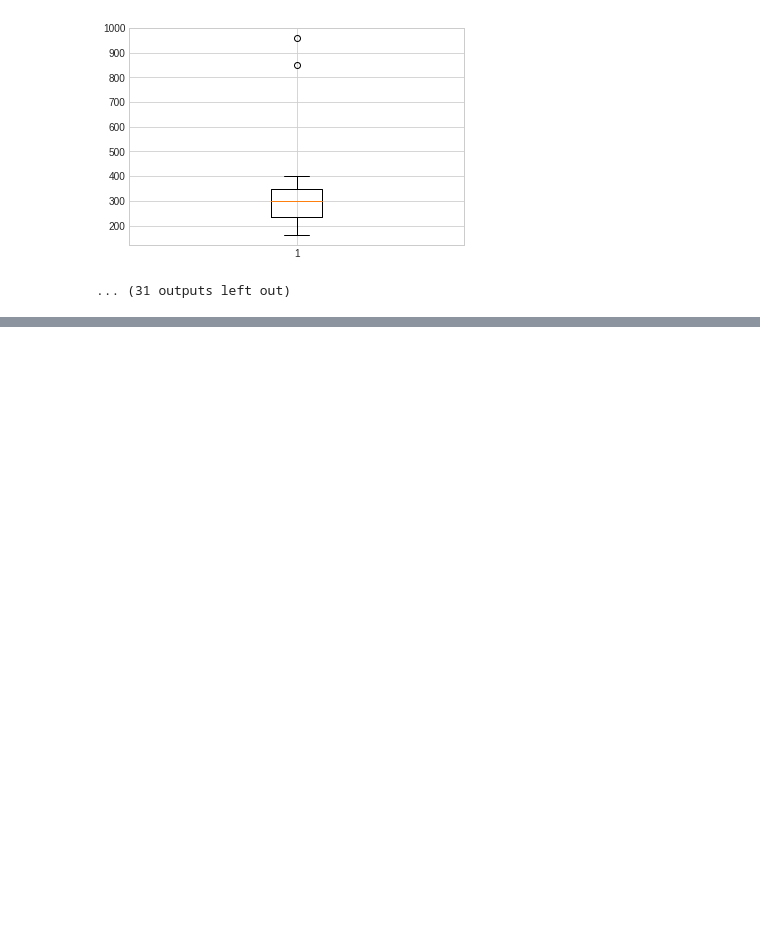
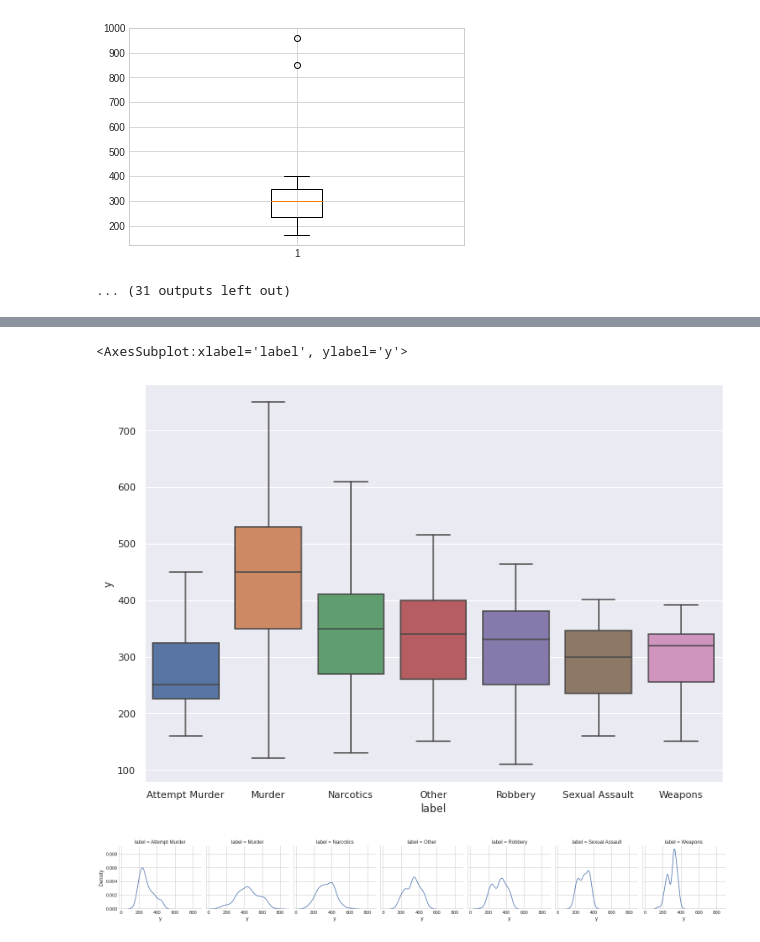
Before and after one commit to bparsazadeh/INF1344H_Final_Project_Rep, a Jupyter notebook: Stat_Final_Project.ipynb, the cells around one changed output, grey strips where cells are left out. Drawn from its saved outputs; the diff is of its cells as text; code cells hidden in the pictures; blank space fills up the shorter version.

```diff
--- a/Stat_Final_Project.ipynb
+++ b/Stat_Final_Project.ipynb
@@ -652,2 +652,32 @@ print("Observation: \n all the outliers are removed. the data is ready for the m
 Observation:
  all the outliers are removed. the data is ready for the modeling
+# %%
+import pandas as pd
+%matplotlib inline
+import matplotlib.pyplot as plt
+plt.style.use('seaborn-whitegrid')
+import numpy as np
+import seaborn as sns
+
+df = pd.read_csv('prep_court_no_outlier.csv')
+
+sns.set(rc={'figure.figsize':(11.7,8.27)})
+sns.boxplot('label','y', data = df)
+# %% [output]
+<AxesSubplot:xlabel='label', ylabel='y'>
+[figure, added]
+# %%
+import pandas as pd
+%matplotlib inline
+import matplotlib.pyplot as plt
+plt.style.use('seaborn-whitegrid')
+import numpy as np
+import seaborn as sns
+
+df = pd.read_csv('prep_court_no_outlier.csv')
+
+
+g = sns.FacetGrid(df,col='label')
+g = g.map(sns.kdeplot, 'y')
+# %% [output]
+[figure, added]
```
Also changed, not shown: parts of 4 cells of this notebook.
